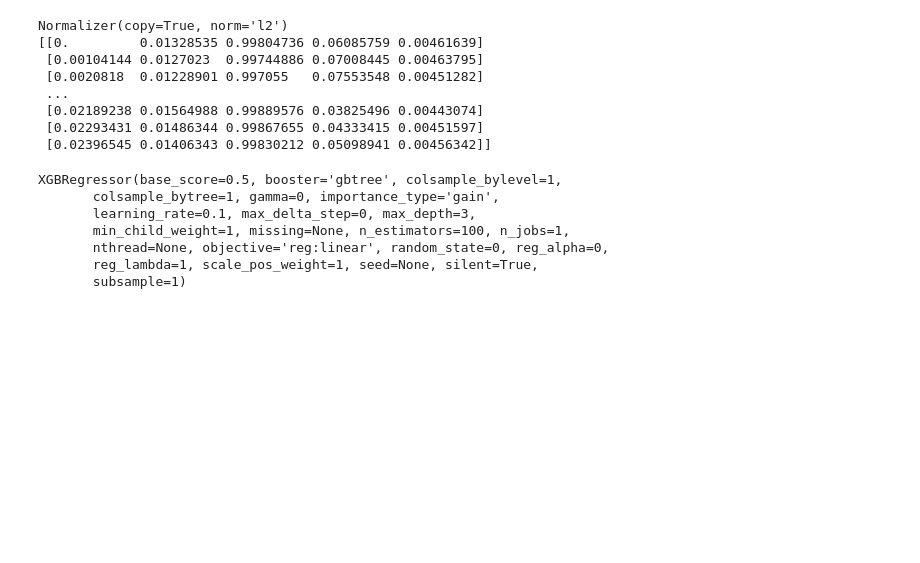
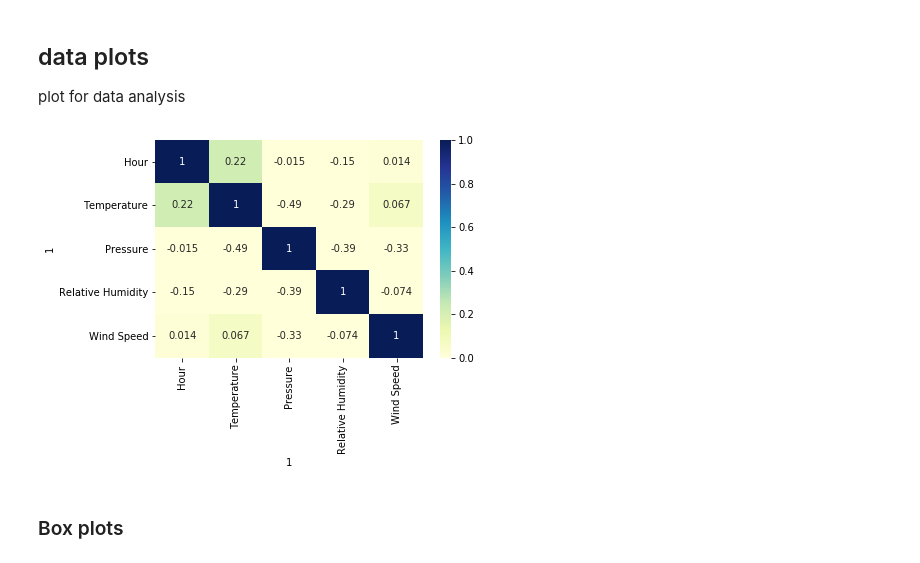
Before and after one commit to orionpax00/weather, a Jupyter notebook: src/xgboost_regression.ipynb, the cells around one changed output. Cells and saved outputs as stored; diff of their text form; code cells hidden in the pictures; blank space fills up the shorter version.

```diff
--- a/src/xgboost_regression.ipynb
+++ b/src/xgboost_regression.ipynb
@@ -34,0 +47,23 @@ year_2014.head()
+# %%
+four_year_data_files = []
+for file in data_files:
+    if file[-8:-4] == '2014' or file[-8:-4] == '2011' or file[-8:-4] == '2013' or file[-8:-4] == '2012':
+        four_year_data_files.append(file)
+# %%
+merged_df = pd.read_csv(data_folder+'/'+four_year_data_files[0])
+new_columns = merged_df.iloc[1]
+year_all = merged_df[2:]
+year_all.columns =new_columns
+merged_df = year_all.loc[:, year_all.columns.notnull()]
+
+
+for i in four_year_data_files[1:]:
+    df = pd.read_csv(data_folder+'/'+i)
+    new_columns = df.iloc[1]
+    year_all = df[2:]
+    year_all.columns =new_columns
+    df = year_all.loc[:, year_all.columns.notnull()]
+
+    merged_df = pd.concat([merged_df,df],ignore_index=True)
+
+print(merged_df.shape)
@@ -35,12 +78,3 @@ year_2014.head()
 # %%
-new_columns = year_2014.iloc[1]
-year_all = year_2014[2:]
-year_all.columns =new_columns
-year = year_all.loc[:, year_all.columns.notnull()]
-
-# for counter,i in enumerate(new_columns):
-#     print(i)
-
-
-year = year.drop(columns=['Year','Month','Day','Minute','DHI','DNI','Clearsky DHI','Clearsky DNI','Fill Flag','Dew Point','Clearsky GHI','Solar Zenith Angle','Wind Direction','Snow Depth','Precipitable Water'])
+year = merged_df.drop(columns=['Year','Month','Day','Minute','DHI','DNI','Clearsky DHI','Clearsky DNI','Fill Flag','Dew Point','Clearsky GHI','Solar Zenith Angle','Wind Direction','Snow Depth','Precipitable Water'])
 # %%
@@ -66,29 +111,20 @@ transformer = Normalizer().fit(X)
 X_norm = transformer.transform(X)
 
 
-print(transformer)
-print(X_norm)
-
 seed = 7
 test_size = 0.33
 X_train, X_test, y_train, y_test = train_test_split(X, Y, test_size=test_size, random_state=seed)
-model = XGBRegressor()
-# %% [output]
-Normalizer(copy=True, norm='l2')
-[[0.         0.01328535 0.99804736 0.06085759 0.00461639]
- [0.00104144 0.0127023  0.99744886 0.07008445 0.00463795]
- [0.0020818  0.01228901 0.997055   0.07553548 0.00451282]
- ...
- [0.02189238 0.01564988 0.99889576 0.03825496 0.00443074]
- [0.02293431 0.01486344 0.99867655 0.04333415 0.00451597]
- [0.02396545 0.01406343 0.99830212 0.05098941 0.00456342]]
-# %%
-print(model)
-# %% [output]
-XGBRegressor(base_score=0.5, booster='gbtree', colsample_bylevel=1,
-       colsample_bytree=1, gamma=0, importance_type='gain',
-       learning_rate=0.1, max_delta_step=0, max_depth=3,
-       min_child_weight=1, missing=None, n_estimators=100, n_jobs=1,
-       nthread=None, objective='reg:linear', random_state=0, reg_alpha=0,
-       reg_lambda=1, scale_pos_weight=1, seed=None, silent=True,
-       subsample=1)
+# %% [markdown]
+## data plots
+plot for data analysis
+# %%
+corr_hm = sns.heatmap(X.corr(),
+                xticklabels=X.corr().columns,
+                yticklabels=X.corr().columns,vmin=0,vmax=1,cmap="YlGnBu",annot=True)
+plt.show()
+
+corr_hm.figure.savefig("../docs/corr_heatmap.png",dpi=200,bbox_inches = "tight")
+# %% [output]
+[figure, added]
+# %% [markdown]
+### Box plots
```
Also changed, not shown: parts of 25 cells of this notebook, 7 other files.
